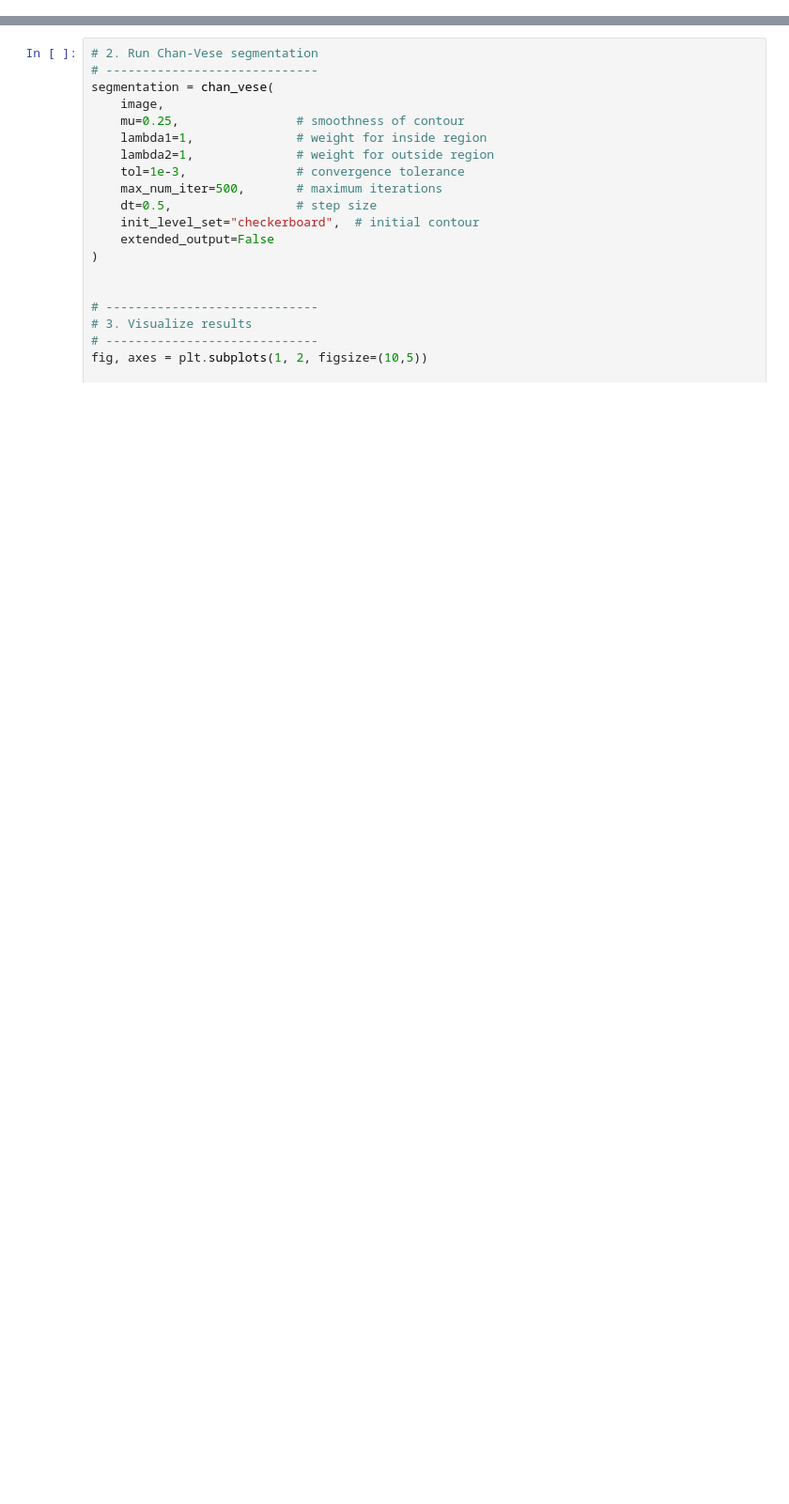
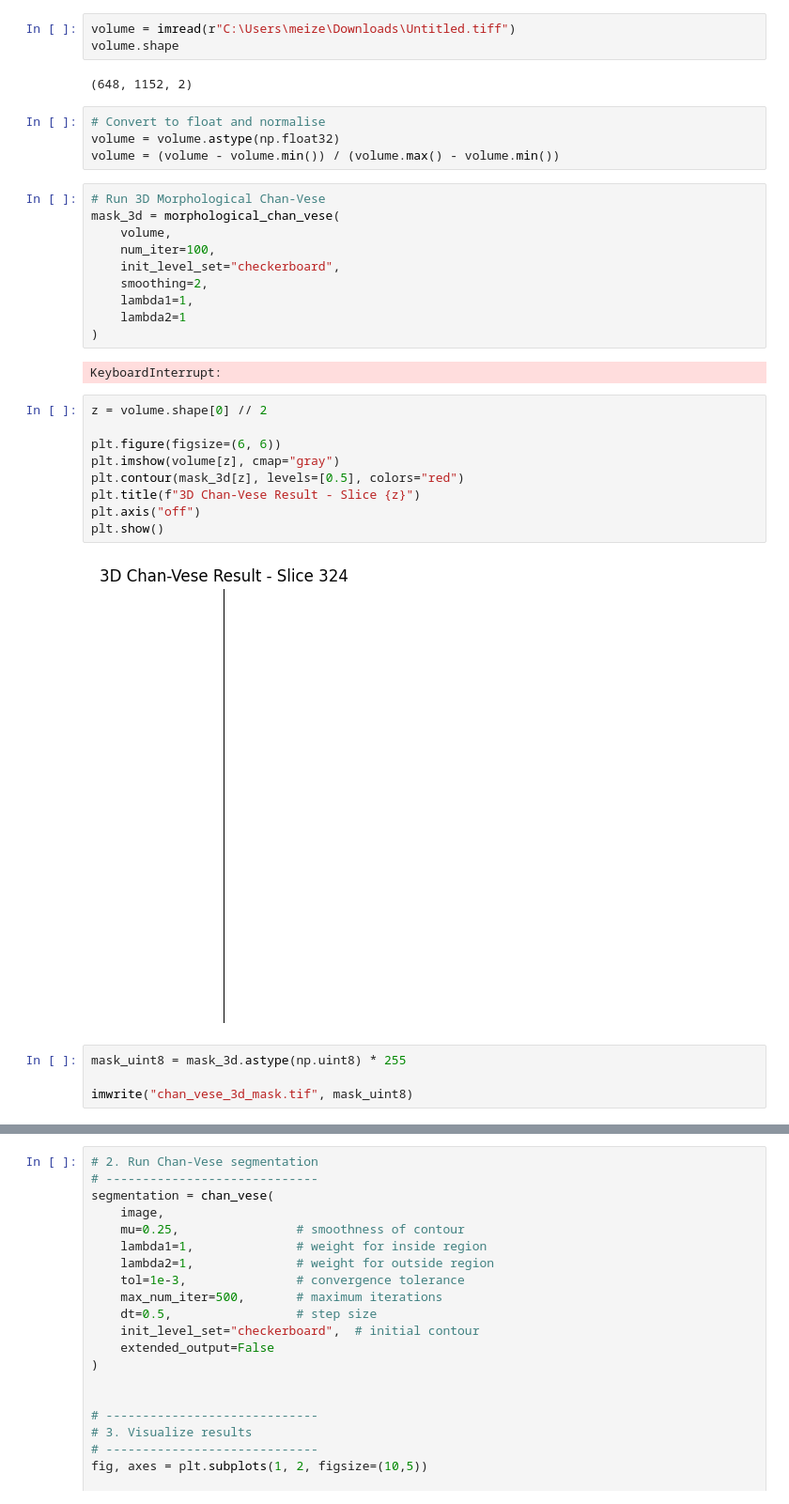
Before and after one commit to royce-cdt/meizeddin_PhD_code, a Jupyter notebook: AI_seg_model/AIseg.ipynb, the cells around one changed output, grey strips where cells are left out. Shown at 94% size. Cells and saved outputs as stored; diff of their text form; blank space fills up the shorter version.

```diff
--- a/AI_seg_model/AIseg.ipynb
+++ b/AI_seg_model/AIseg.ipynb
@@ -8,3 +10,39 @@ from skimage import img_as_float
+# %%
+volume = imread(r"C:\Users\meize\Downloads\Untitled.tiff")
+volume.shape
+# %% [output]
+(648, 1152, 2)
+# %%
+# Convert to float and normalise
+volume = volume.astype(np.float32)
+volume = (volume - volume.min()) / (volume.max() - volume.min())
+# %%
+# Run 3D Morphological Chan-Vese
+mask_3d = morphological_chan_vese(
+    volume,
+    num_iter=100,
+    init_level_set="checkerboard",
+    smoothing=2,
+    lambda1=1,
+    lambda2=1
+)
+# %% [output]
+KeyboardInterrupt:
+# %%
+z = volume.shape[0] // 2
+
+plt.figure(figsize=(6, 6))
+plt.imshow(volume[z], cmap="gray")
+plt.contour(mask_3d[z], levels=[0.5], colors="red")
+plt.title(f"3D Chan-Vese Result - Slice {z}")
+plt.axis("off")
+plt.show()
+# %% [output]
+[figure, added]
+# %%
+mask_uint8 = mask_3d.astype(np.uint8) * 255
+
+imwrite("chan_vese_3d_mask.tif", mask_uint8)
 # %%
 # -----------------------------
 # 1. Load image
```
Also changed, not shown: parts of 7 cells of this notebook, 9 other files.
